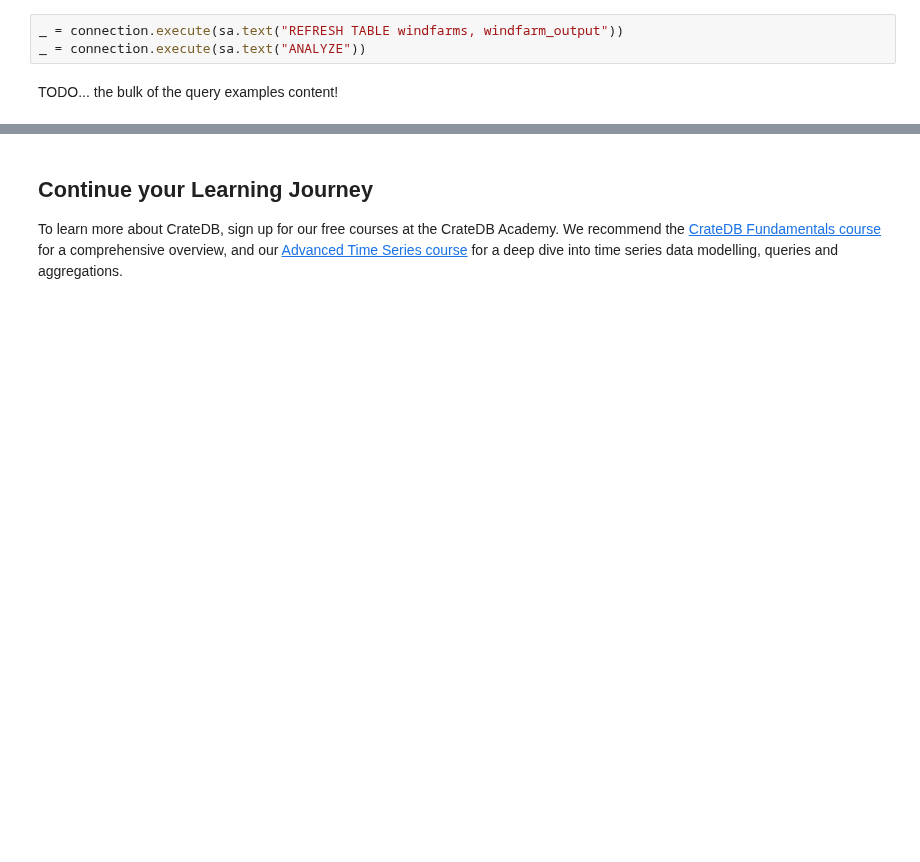
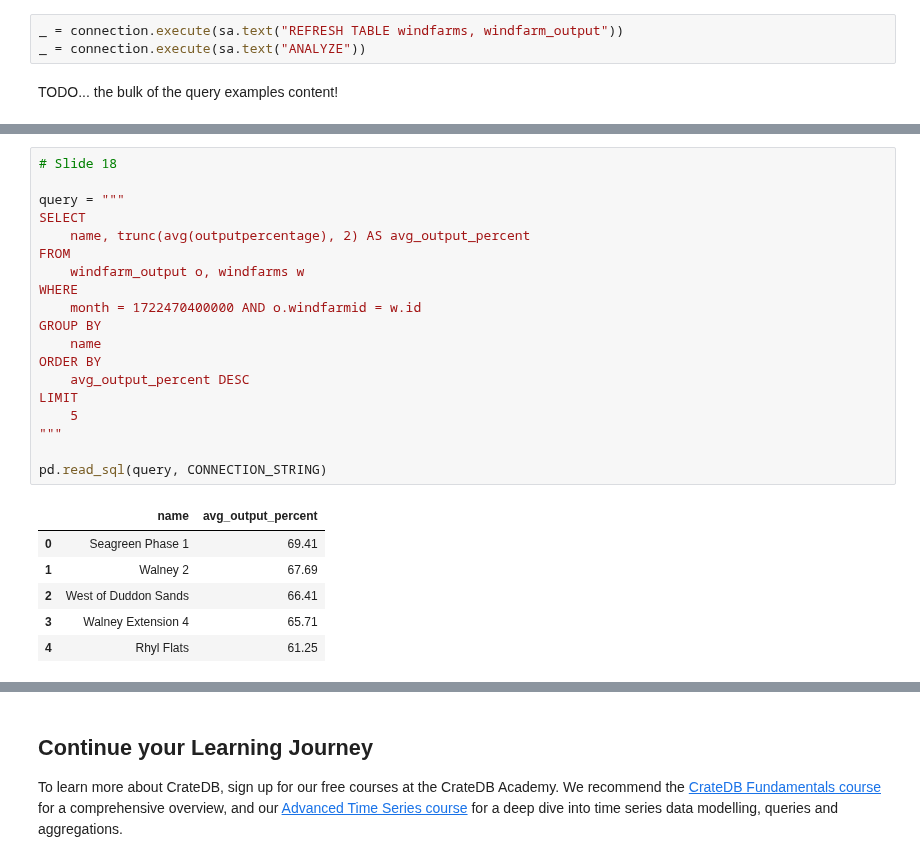
Before and after one commit to crate/cratedb-examples, a Jupyter notebook: topic/multi-model/multi-model-offshore-wind-farms.ipynb, the cells around one changed output, grey strips where cells are left out. Drawn from its saved outputs; the diff is of its cells as text; blank space fills up the shorter version.

```diff
--- a/topic/multi-model/multi-model-offshore-wind-farms.ipynb
+++ b/topic/multi-model/multi-model-offshore-wind-farms.ipynb
@@ -164,0 +193,26 @@ TODO... the bulk of the query examples content!
+# %%
+# Slide 18
+
+query = """
+SELECT
+    name, trunc(avg(outputpercentage), 2) AS avg_output_percent
+FROM
+    windfarm_output o, windfarms w
+WHERE
+    month = 1722470400000 AND o.windfarmid = w.id
+GROUP BY
+    name
+ORDER BY
+    avg_output_percent DESC
+LIMIT
+    5
+"""
+
+pd.read_sql(query, CONNECTION_STRING)
+# %% [output]
+|  | name | avg_output_percent |
+| 0 | Seagreen Phase 1 | 69.41 |
+| 1 | Walney 2 | 67.69 |
+| 2 | West of Duddon Sands | 66.41 |
+| 3 | Walney Extension 4 | 65.71 |
+| 4 | Rhyl Flats | 61.25 |
```
Also changed, not shown: parts of 8 cells of this notebook.
